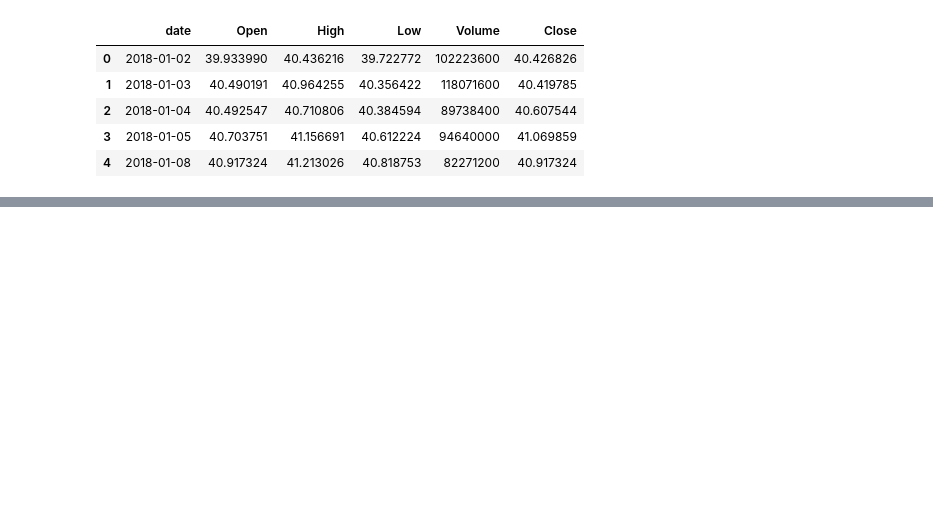
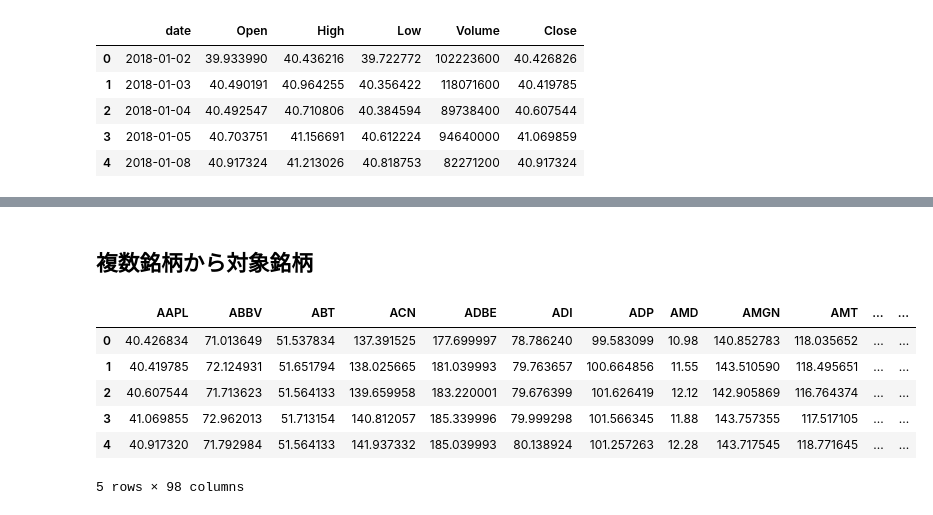
Before and after one commit to LABO-M/DreamingLearning, a Jupyter notebook: code/demo.ipynb, the cells around one changed output, grey strips where cells are left out. Cells and saved outputs as stored; diff of their text form; code cells hidden in the pictures; blank space fills up the shorter version.

```diff
--- a/code/demo.ipynb
+++ b/code/demo.ipynb
@@ -77,0 +198,18 @@ test_loader = test_window.to_dataloader(batch_size=32, shuffle=False)
+# %% [markdown]
+## 複数銘柄から対象銘柄
+# %%
+import pandas as pd
+
+# データ読み込み
+df = pd.read_csv('../data/100stock_data.csv')
+# date列を削除
+df = df.drop(columns=['date'])
+df.head()
+# %% [output]
+|  | AAPL | ABBV | ABT | ACN | ADBE | ADI | ADP | AMD | AMGN | AMT | ... | ... |
+| 0 | 40.426834 | 71.013649 | 51.537834 | 137.391525 | 177.699997 | 78.786240 | 99.583099 | 10.98 | 140.852783 | 118.035652 | ... | ... |
+| 1 | 40.419785 | 72.124931 | 51.651794 | 138.025665 | 181.039993 | 79.763657 | 100.664856 | 11.55 | 143.510590 | 118.495651 | ... | ... |
+| 2 | 40.607544 | 71.713623 | 51.564133 | 139.659958 | 183.220001 | 79.676399 | 101.626419 | 12.12 | 142.905869 | 116.764374 | ... | ... |
+| 3 | 41.069855 | 72.962013 | 51.713154 | 140.812057 | 185.339996 | 79.999298 | 101.566345 | 11.88 | 143.757355 | 117.517105 | ... | ... |
+| 4 | 40.917320 | 71.792984 | 51.564133 | 141.937332 | 185.039993 | 80.138924 | 101.257263 | 12.28 | 143.717545 | 118.771645 | ... | ... |
+5 rows × 98 columns
```
Also changed, not shown: parts of 20 cells of this notebook, 3 other files.
